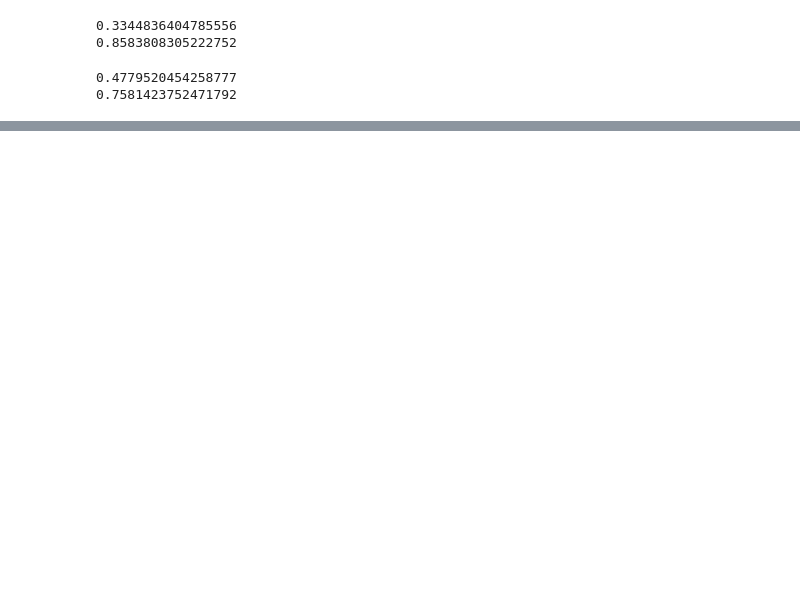
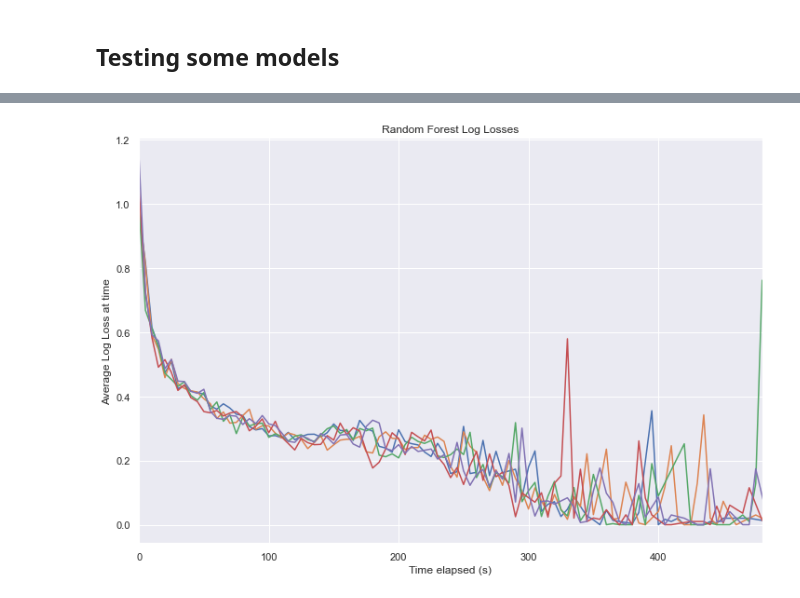
Before and after one commit to nathaniel-speiser/melee-predicter, a Jupyter notebook: Model Testing.ipynb, the cells around one changed output, grey strips where cells are left out. Cells and saved outputs as stored; diff of their text form; code cells hidden in the pictures; blank space fills up the shorter version.

```diff
--- a/Model Testing.ipynb
+++ b/Model Testing.ipynb
@@ -22,2 +53,4 @@ fp9_5s_ohe=pd.read_pickle('saved_data/fp9_5s_ohe.pkl')
 # %%
-df = pd.concat([gs_5s_ohe, fp9_5s_ohe])
+df = pd.concat([gs_5s_ohe, fp9_5s_ohe,p2019_5s_ohe]).reset_index(drop=True)
+#df = gs_5s_ohe.copy()
+df
@@ -67,5 +94,7 @@ features[:5]
 # %%
 df_train, df_test = train_test_split(df, test_size=0.25, random_state=42)
+
+df_train, df_val = train_test_split(df_train, test_size=0.2, random_state=42)
 # %%
 X_train = df_train[features]
 y_train = df_train['winner']
@@ -91,20 +107,5 @@ X_train
-# %%
-rf =RandomForestClassifier()
-rf.fit(X_train,y_train)
-y_pred_prob=rf.predict_proba(X_test)
-y_pred = rf.predict(X_test)
-print(log_loss(y_test,y_pred_prob))
-print(accuracy_score(y_test,y_pred))
-# %% [output]
-0.3344836404785556
-0.8583808305222752
-# %%
-LR=LogisticRegression(max_iter = 10000)
-LR.fit(X_train,y_train)
-y_pred_prob=LR.predict_proba(X_test)
-y_pred = LR.predict(X_test)
-print(log_loss(y_test,y_pred_prob))
-print(accuracy_score(y_test,y_pred))
-# %% [output]
-0.4779520454258777
-0.7581423752471792
+# %% [markdown]
+## Testing some models
+# %%
+rf = CV_model(RandomForestClassifier(n_estimators =100, n_jobs=-1), X_train, y_train, 'Random Forest Log Losses')
+# %% [output]
@@ -110,0 +116 @@ print(accuracy_score(y_test,y_pred))
+[figure, added]
```
Also changed, not shown: parts of 70 cells of this notebook, 11 other files.
